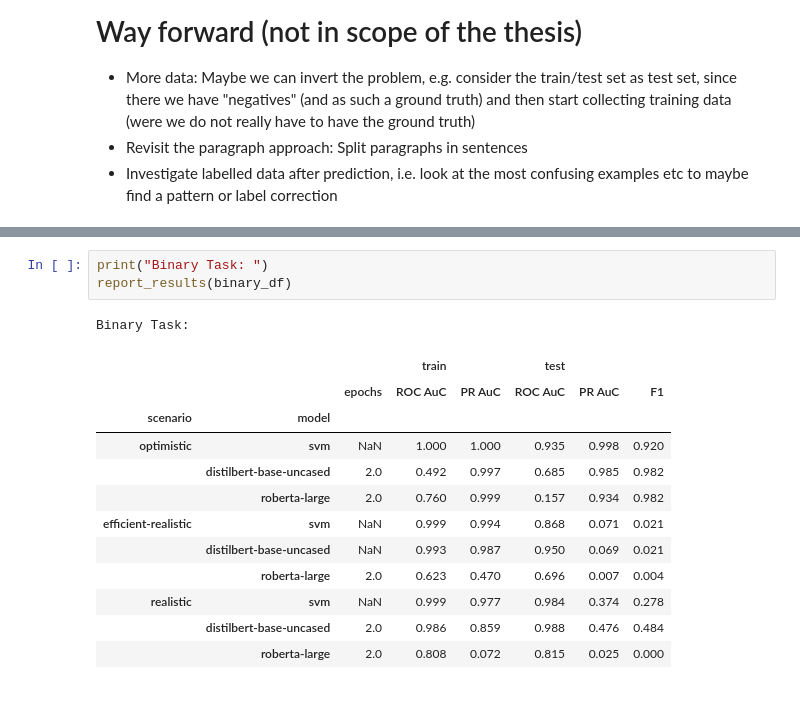
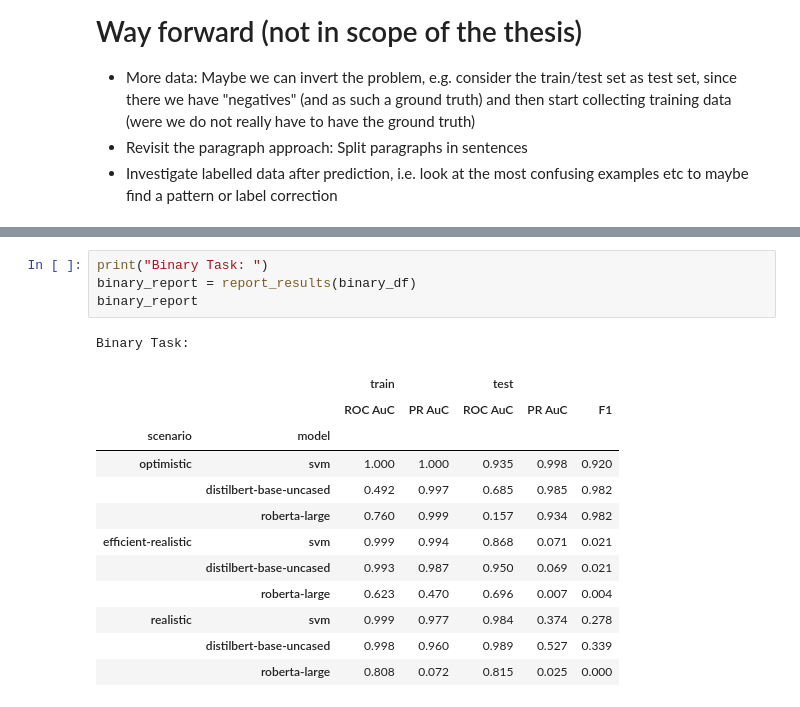
Before and after one commit to dafrie/fin-disclosures-nlp, a Jupyter notebook: notebooks/Model_Results.ipynb, the cells around one changed output, grey strips where cells are left out. Cells and saved outputs as stored; diff of their text form.

```diff
--- a/notebooks/Model_Results.ipynb
+++ b/notebooks/Model_Results.ipynb
@@ -63,17 +196,18 @@ Tables for each task below. As we know already, models perform well in the "naiv
 # %%
 print("Binary Task: ")
-report_results(binary_df)
+binary_report = report_results(binary_df)
+binary_report
 # %% [output]
 Binary Task:
-|  |  |  | train |  | test |  |  |
-|  |  | epochs | ROC AuC | PR AuC | ROC AuC | PR AuC | F1 |
-| scenario | model |  |  |  |  |  |  |
-| optimistic | svm | NaN | 1.000 | 1.000 | 0.935 | 0.998 | 0.920 |
-|  | distilbert-base-uncased | 2.0 | 0.492 | 0.997 | 0.685 | 0.985 | 0.982 |
-|  | roberta-large | 2.0 | 0.760 | 0.999 | 0.157 | 0.934 | 0.982 |
-| efficient-realistic | svm | NaN | 0.999 | 0.994 | 0.868 | 0.071 | 0.021 |
-|  | distilbert-base-uncased | NaN | 0.993 | 0.987 | 0.950 | 0.069 | 0.021 |
-|  | roberta-large | 2.0 | 0.623 | 0.470 | 0.696 | 0.007 | 0.004 |
-| realistic | svm | NaN | 0.999 | 0.977 | 0.984 | 0.374 | 0.278 |
-|  | distilbert-base-uncased | 2.0 | 0.986 | 0.859 | 0.988 | 0.476 | 0.484 |
-|  | roberta-large | 2.0 | 0.808 | 0.072 | 0.815 | 0.025 | 0.000 |
+|  |  | train |  | test |  |  |
+|  |  | ROC AuC | PR AuC | ROC AuC | PR AuC | F1 |
+| scenario | model |  |  |  |  |  |
+| optimistic | svm | 1.000 | 1.000 | 0.935 | 0.998 | 0.920 |
+|  | distilbert-base-uncased | 0.492 | 0.997 | 0.685 | 0.985 | 0.982 |
+|  | roberta-large | 0.760 | 0.999 | 0.157 | 0.934 | 0.982 |
+| efficient-realistic | svm | 0.999 | 0.994 | 0.868 | 0.071 | 0.021 |
+|  | distilbert-base-uncased | 0.993 | 0.987 | 0.950 | 0.069 | 0.021 |
+|  | roberta-large | 0.623 | 0.470 | 0.696 | 0.007 | 0.004 |
+| realistic | svm | 0.999 | 0.977 | 0.984 | 0.374 | 0.278 |
+|  | distilbert-base-uncased | 0.998 | 0.960 | 0.989 | 0.527 | 0.339 |
+|  | roberta-large | 0.808 | 0.072 | 0.815 | 0.025 | 0.000 |
```
Also changed, not shown: parts of 15 cells of this notebook, 9 other files.
